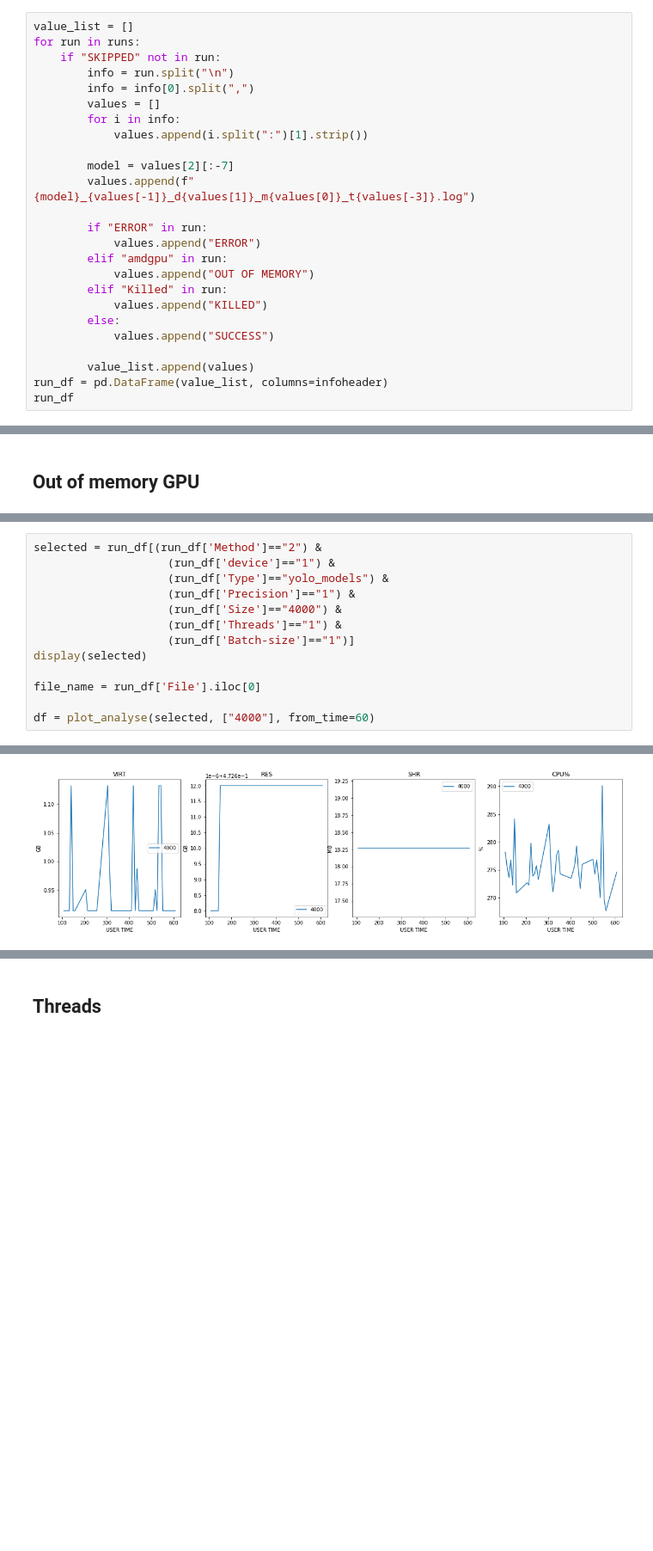
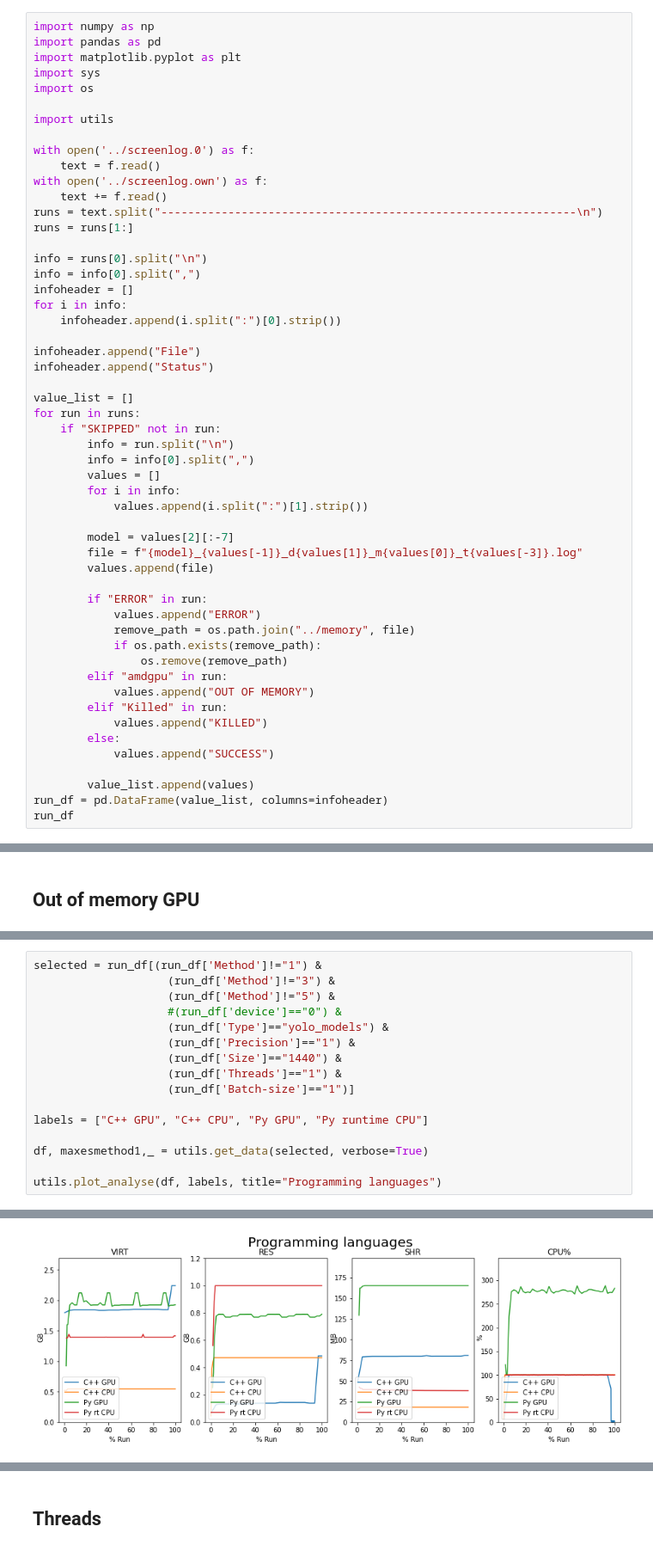
Before and after one commit to Sara980710/TFLite, a Jupyter notebook: python/analyze_memory.ipynb, the cells around one changed output, grey strips where cells are left out. Shown at 86% size. Saved outputs shown, nothing was run; the diff lists cells and outputs as text; blank space fills up the shorter version.

```diff
--- a/python/analyze_memory.ipynb
+++ b/python/analyze_memory.ipynb
@@ -34,4 +1,28 @@ infoheader
 # %%
+import numpy as np
+import pandas as pd
+import matplotlib.pyplot as plt
+import sys
+import os
+
+import utils
+
+with open('../screenlog.0') as f:
+    text = f.read()
+with open('../screenlog.own') as f:
+    text += f.read()
+runs = text.split("--------------------------------------------------------------\n")
+runs = runs[1:]
+
+info = runs[0].split("\n")
+info = info[0].split(",")
+infoheader = []
+for i in info:
+    infoheader.append(i.split(":")[0].strip())
+
+infoheader.append("File")
+infoheader.append("Status")
+
 value_list = []
 for run in runs:
     if "SKIPPED" not in run:
@@ -42,10 +33,14 @@ for run in runs:
             values.append(i.split(":")[1].strip())
 
         model = values[2][:-7]
-        values.append(f"{model}_{values[-1]}_d{values[1]}_m{values[0]}_t{values[-3]}.log")
+        file = f"{model}_{values[-1]}_d{values[1]}_m{values[0]}_t{values[-3]}.log"
+        values.append(file)
 
         if "ERROR" in run:
             values.append("ERROR")
+            remove_path = os.path.join("../memory", file)
+            if os.path.exists(remove_path):
+                os.remove(remove_path)
         elif "amdgpu" in run:
             values.append("OUT OF MEMORY")
         elif "Killed" in run:
@@ -407,14 +430,17 @@ VIRT      1.132676, RES  0.472612, SHR      18.268000, CPU%    290.100000, USER
 # %%
-selected = run_df[(run_df['Method']=="2") &
-                    (run_df['device']=="1") &
+selected = run_df[(run_df['Method']!="1") &
+                    (run_df['Method']!="3") &
+                    (run_df['Method']!="5") &
+                    #(run_df['device']=="0") &
                     (run_df['Type']=="yolo_models") &
                     (run_df['Precision']=="1") &
-                    (run_df['Size']=="4000") &
+                    (run_df['Size']=="1440") &
                     (run_df['Threads']=="1") &
                     (run_df['Batch-size']=="1")]
-display(selected)
 
-file_name = run_df['File'].iloc[0]
+labels = ["C++ GPU", "C++ CPU", "Py GPU", "Py runtime CPU"]
 
-df = plot_analyse(selected, ["4000"], from_time=60)
+df, maxesmethod1,_ = utils.get_data(selected, verbose=True)
+
+utils.plot_analyse(df, labels, title="Programming languages")
 # %% [output]
@@ -423 +455 @@ df = plot_analyse(selected, ["4000"], from_time=60)
-[figure, old version]
+[figure, new version]
```
Also changed, not shown: parts of 44 cells of this notebook, 10 other files.
